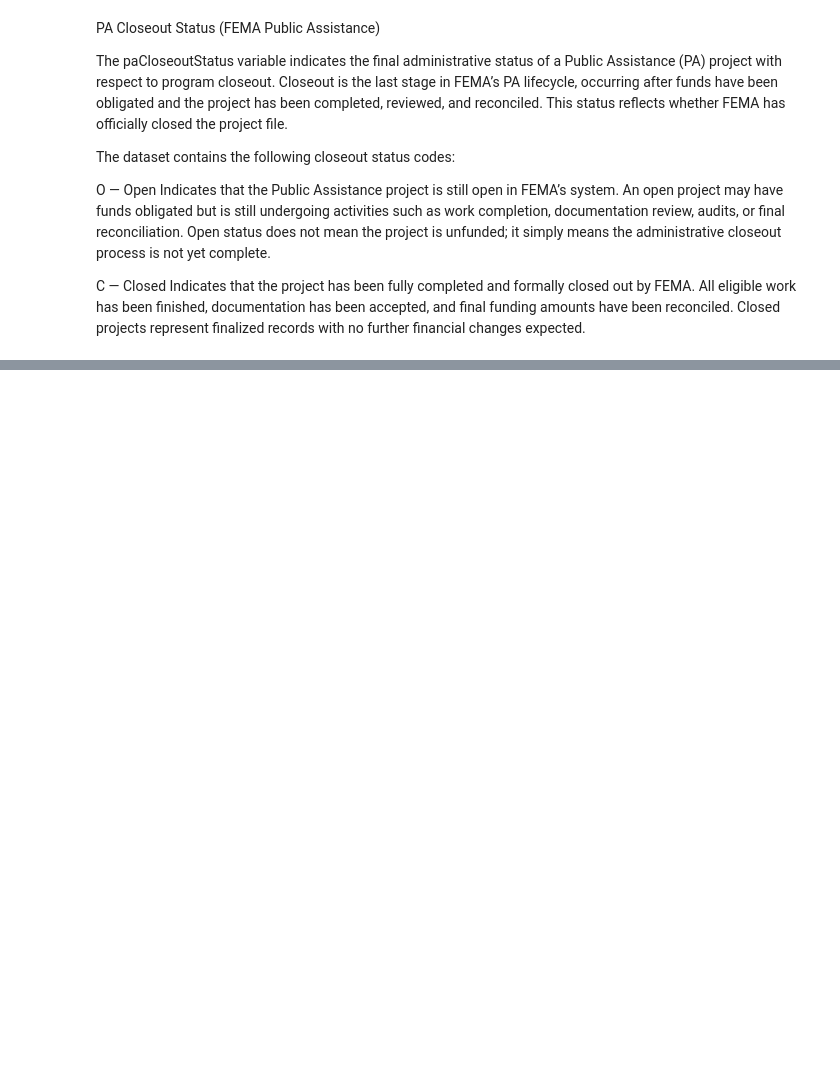
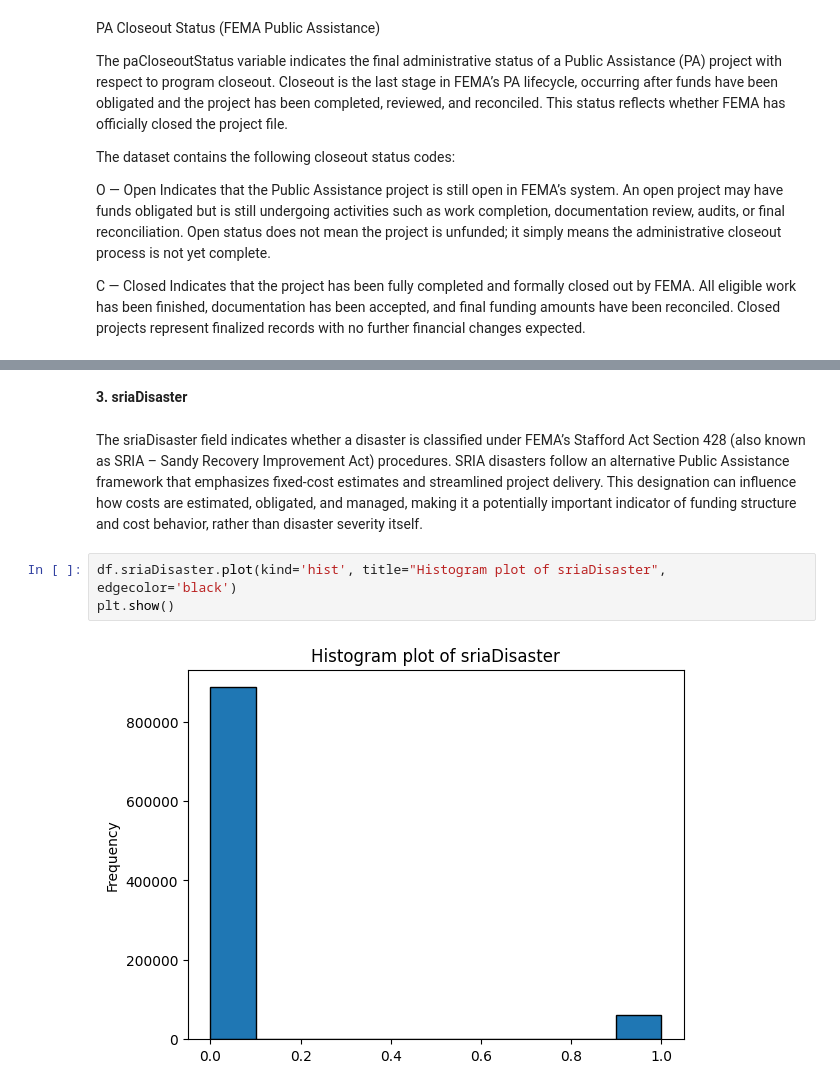
Before and after one commit to Aryan-Kaisth/Catastrophe_Risk_Estimation_Quantile_Based, a Jupyter notebook: notebooks/data_cleaning.ipynb, the cells around one changed output, grey strips where cells are left out. Drawn from its saved outputs; the diff is of its cells as text; blank space fills up the shorter version.

```diff
--- a/notebooks/data_cleaning.ipynb
+++ b/notebooks/data_cleaning.ipynb
@@ -507,0 +525,9 @@ Name: count, dtype: int64
+# %% [markdown]
+**3. sriaDisaster**
+# %% [markdown]
+The sriaDisaster field indicates whether a disaster is classified under FEMA’s Stafford Act Section 428 (also known as SRIA – Sandy Recovery Improvement Act) procedures. SRIA disasters follow an alternative Public Assistance framework that emphasizes fixed-cost estimates and streamlined project delivery. This designation can influence how costs are estimated, obligated, and managed, making it a potentially important indicator of funding structure and cost behavior, rather than disaster severity itself.
+# %%
+df.sriaDisaster.plot(kind='hist', title="Histogram plot of sriaDisaster", edgecolor='black')
+plt.show()
+# %% [output]
+[figure, added]
```
Also changed, not shown: parts of 25 cells of this notebook.
